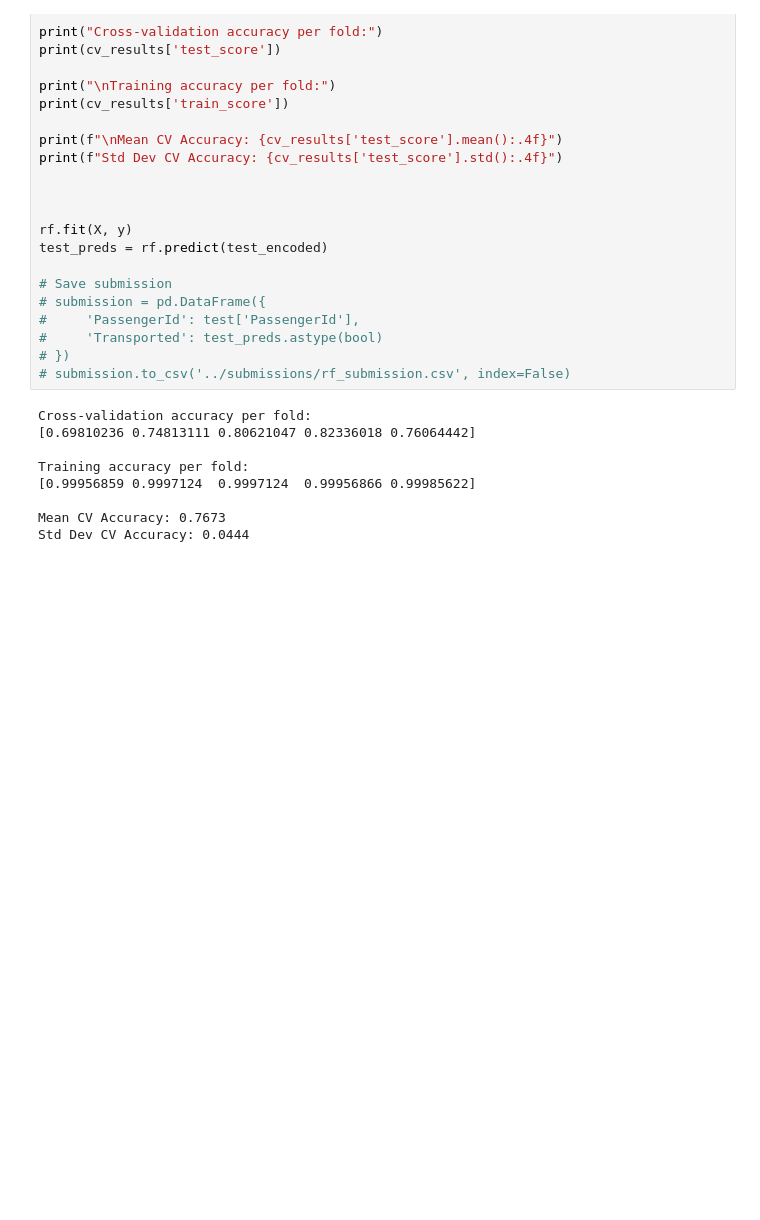
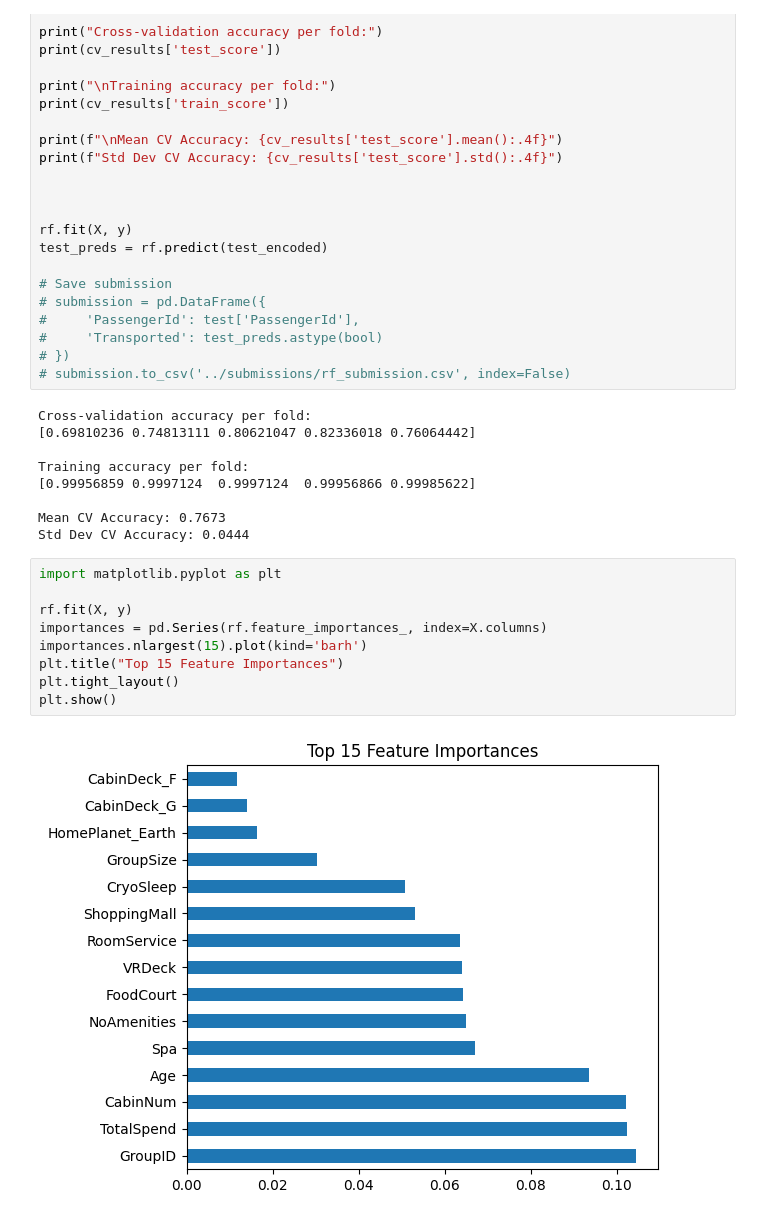
Before and after one commit to Drew-Woodz/kaggle_competitions, a Jupyter notebook: Spaceship_Titanic/notebooks/RFmodeling.ipynb, the cells around one changed output. Saved outputs shown, nothing was run; the diff lists cells and outputs as text; blank space fills up the shorter version.

```diff
--- a/Spaceship_Titanic/notebooks/RFmodeling.ipynb
+++ b/Spaceship_Titanic/notebooks/RFmodeling.ipynb
@@ -117,3 +117,14 @@ Training accuracy per fold:
 
 Mean CV Accuracy: 0.7673
 Std Dev CV Accuracy: 0.0444
+# %%
+import matplotlib.pyplot as plt
+
+rf.fit(X, y)
+importances = pd.Series(rf.feature_importances_, index=X.columns)
+importances.nlargest(15).plot(kind='barh')
+plt.title("Top 15 Feature Importances")
+plt.tight_layout()
+plt.show()
+# %% [output]
+[figure, added]
```
Also changed, not shown: 5 other files.
